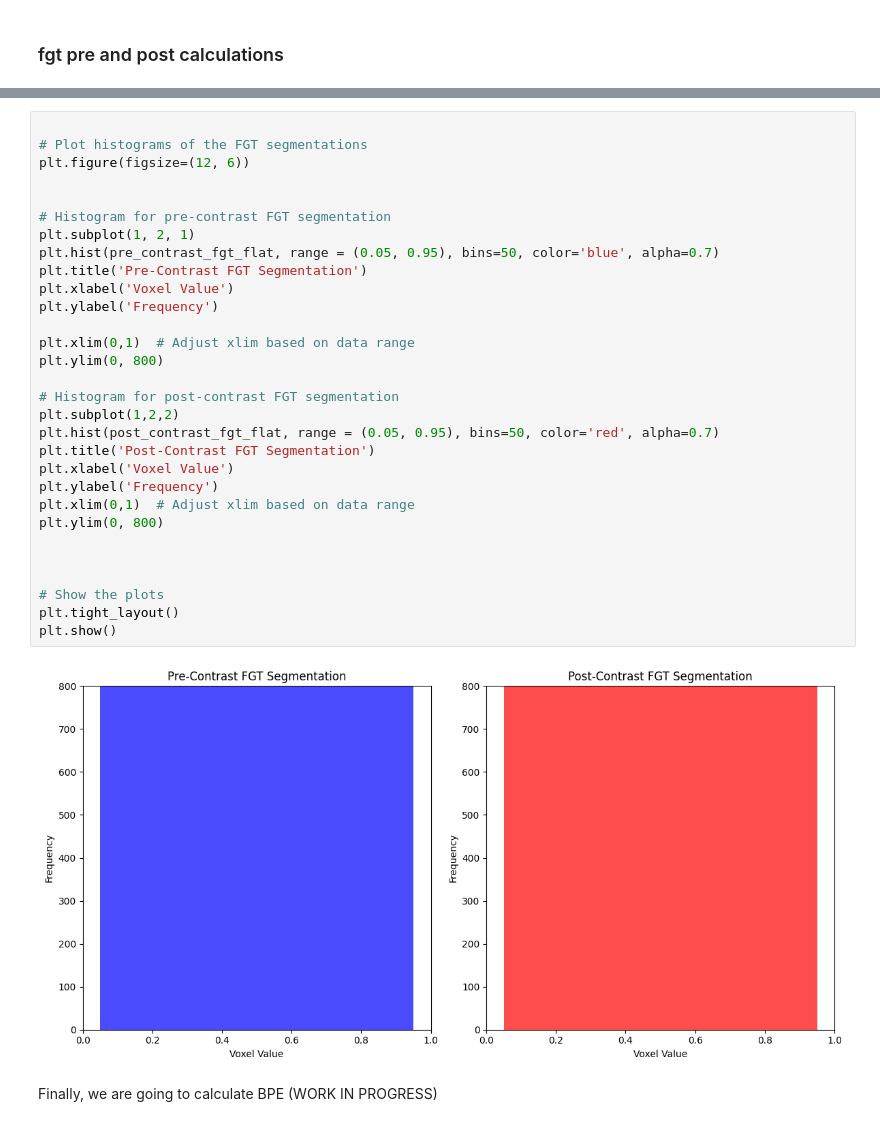
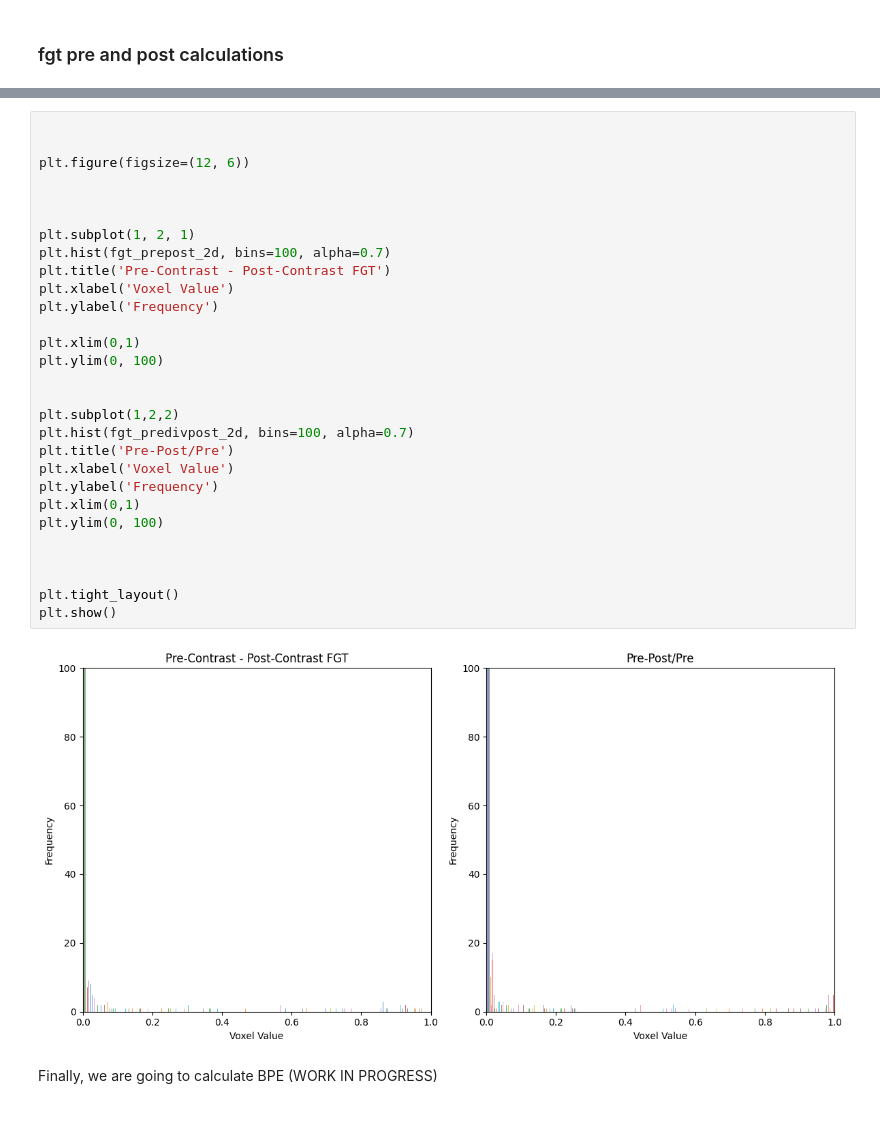
Before and after one commit to hsuryainfo/3D-Breast-FGT-and-Blood-Vessel-Segmentation, a Jupyter notebook: contrast_enchan.ipynb, the cells around one changed output, grey strips where cells are left out. Drawn from its saved outputs; the diff is of its cells as text.

```diff
--- a/contrast_enchan.ipynb
+++ b/contrast_enchan.ipynb
@@ -340,35 +396,34 @@ plt.show()
 # %%
 
-# Plot histograms of the FGT segmentations
+
 plt.figure(figsize=(12, 6))
 
 
-# Histogram for pre-contrast FGT segmentation
+
 plt.subplot(1, 2, 1)
-plt.hist(pre_contrast_fgt_flat, range = (0.05, 0.95), bins=50, color='blue', alpha=0.7)
-plt.title('Pre-Contrast FGT Segmentation')
+plt.hist(fgt_prepost_2d, bins=100, alpha=0.7)
+plt.title('Pre-Contrast - Post-Contrast FGT')
 plt.xlabel('Voxel Value')
 plt.ylabel('Frequency')
 
-plt.xlim(0,1)  # Adjust xlim based on data range
-plt.ylim(0, 800)
+plt.xlim(0,1)
+plt.ylim(0, 100)
 
-# Histogram for post-contrast FGT segmentation
+
 plt.subplot(1,2,2)
-plt.hist(post_contrast_fgt_flat, range = (0.05, 0.95), bins=50, color='red', alpha=0.7)
-plt.title('Post-Contrast FGT Segmentation')
+plt.hist(fgt_predivpost_2d, bins=100, alpha=0.7)
+plt.title('Pre-Post/Pre')
 plt.xlabel('Voxel Value')
 plt.ylabel('Frequency')
-plt.xlim(0,1)  # Adjust xlim based on data range
-plt.ylim(0, 800)
+plt.xlim(0,1)
+plt.ylim(0, 100)
 
 
 
-# Show the plots
 plt.tight_layout()
 plt.show()
 # %% [output]
-[figure, old version]
+[figure, new version]
 # %% [markdown]
 Finally, we are going to calculate BPE (WORK IN PROGRESS)
 # %% [markdown]
```
Also changed, not shown: parts of 8 cells of this notebook.
